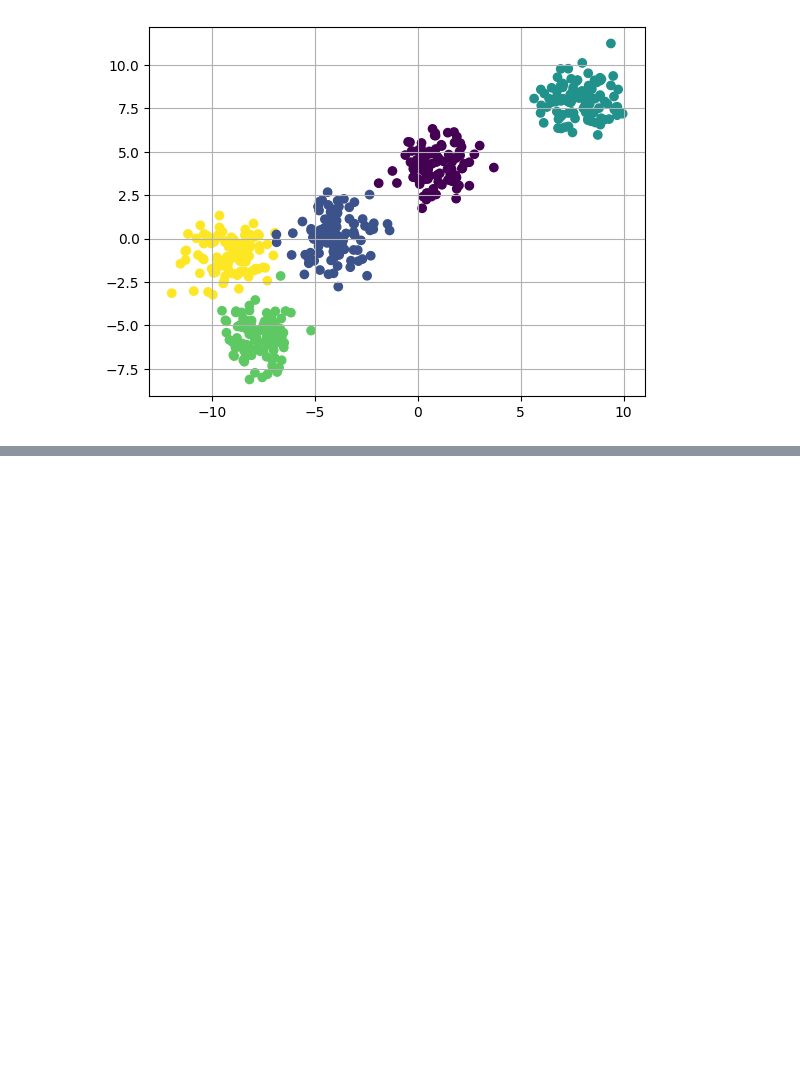
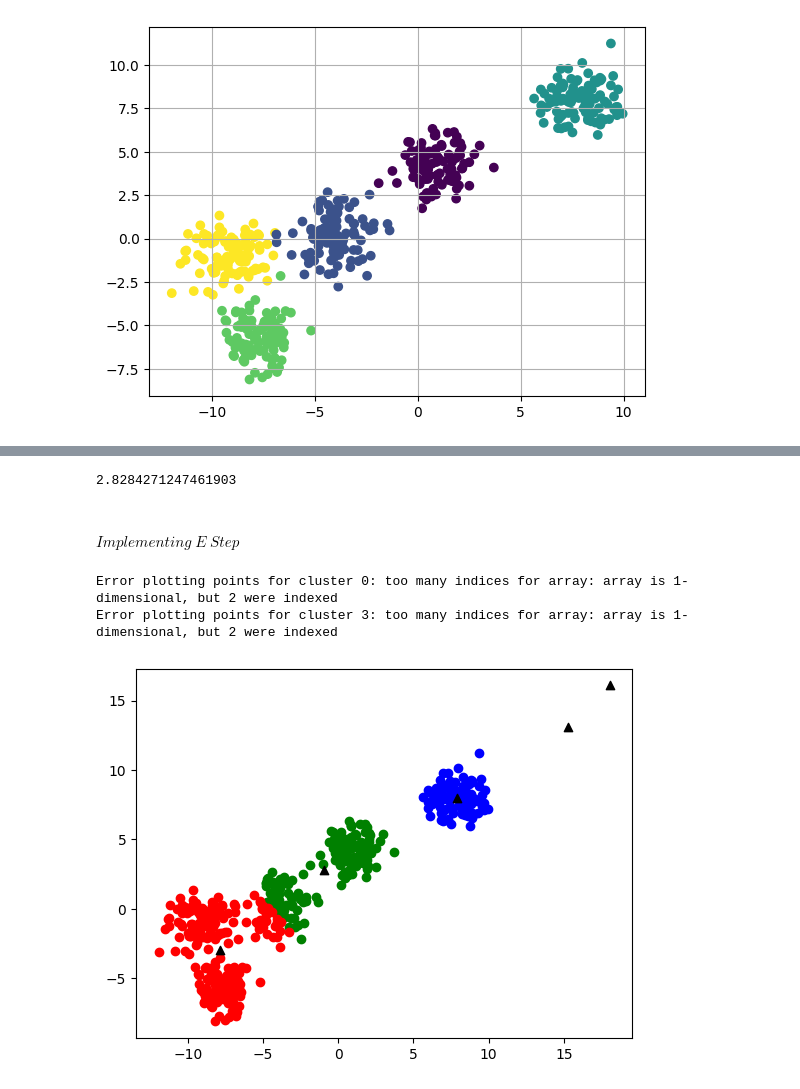
Before and after one commit to satyam1256/Data_Science, a Jupyter notebook: Machine_Learning/K_means_clustering/index.ipynb, the cells around one changed output, grey strips where cells are left out. Cells and saved outputs as stored; diff of their text form; code cells hidden in the pictures; blank space fills up the shorter version.

```diff
--- a/Machine_Learning/K_means_clustering/index.ipynb
+++ b/Machine_Learning/K_means_clustering/index.ipynb
@@ -67,0 +83,55 @@ plt.show()
+# %%
+a = np.array([1,2])
+b = np.array([3,4])
+distance(a,b)
+# %% [output]
+2.8284271247461903
+# %% [markdown]
+#### $Implementing$ $E$ $Step$
+# %%
+def assign_clusters():
+    # E-Step
+    for idx in range(x.shape[0]):
+        dist = []
+        curr_x = x[idx]
+
+        for i in range(k):
+            d = distance(curr_x,clusters[i]['center'])
+            dist.append(d)
+        curr_cluster = np.argmin(dist)
+        clusters[curr_cluster]['points'].append(curr_x)
+
+
+# M step
+
+
+def update_clusters():
+
+    for i in range(k):
+        pnts = np.array(clusters[i]['points'])
+
+        if pnts.shape[0] >0:
+            new_center = pnts.mean(axis=0) ## taking mean column wise i.e all x axis mean and all y axis mean separately
+            clusters[i]['center'] = new_center
+
+            clusters[i]['points'] = []
+
+
+def plotClusters():
+    for i in clusters:
+        pts = np.array(clusters[i]['points'])
+        try:
+            plt.scatter(pts[:, 0], pts[:, 1], c=clusters[i]['colors'])
+        except Exception as e:
+            print(f"Error plotting points for cluster {i}: {e}")
+            pass
+        center = clusters[i]['center']
+        plt.scatter(center[0], center[1], c='black', marker='^')
+# %%
+assign_clusters()
+plotClusters()
+update_clusters()
+# %% [output]
+Error plotting points for cluster 0: too many indices for array: array is 1-dimensional, but 2 were indexed
+Error plotting points for cluster 3: too many indices for array: array is 1-dimensional, but 2 were indexed
+[figure, added]
```
Also changed, not shown: parts of 4 cells of this notebook, 2 other files.
